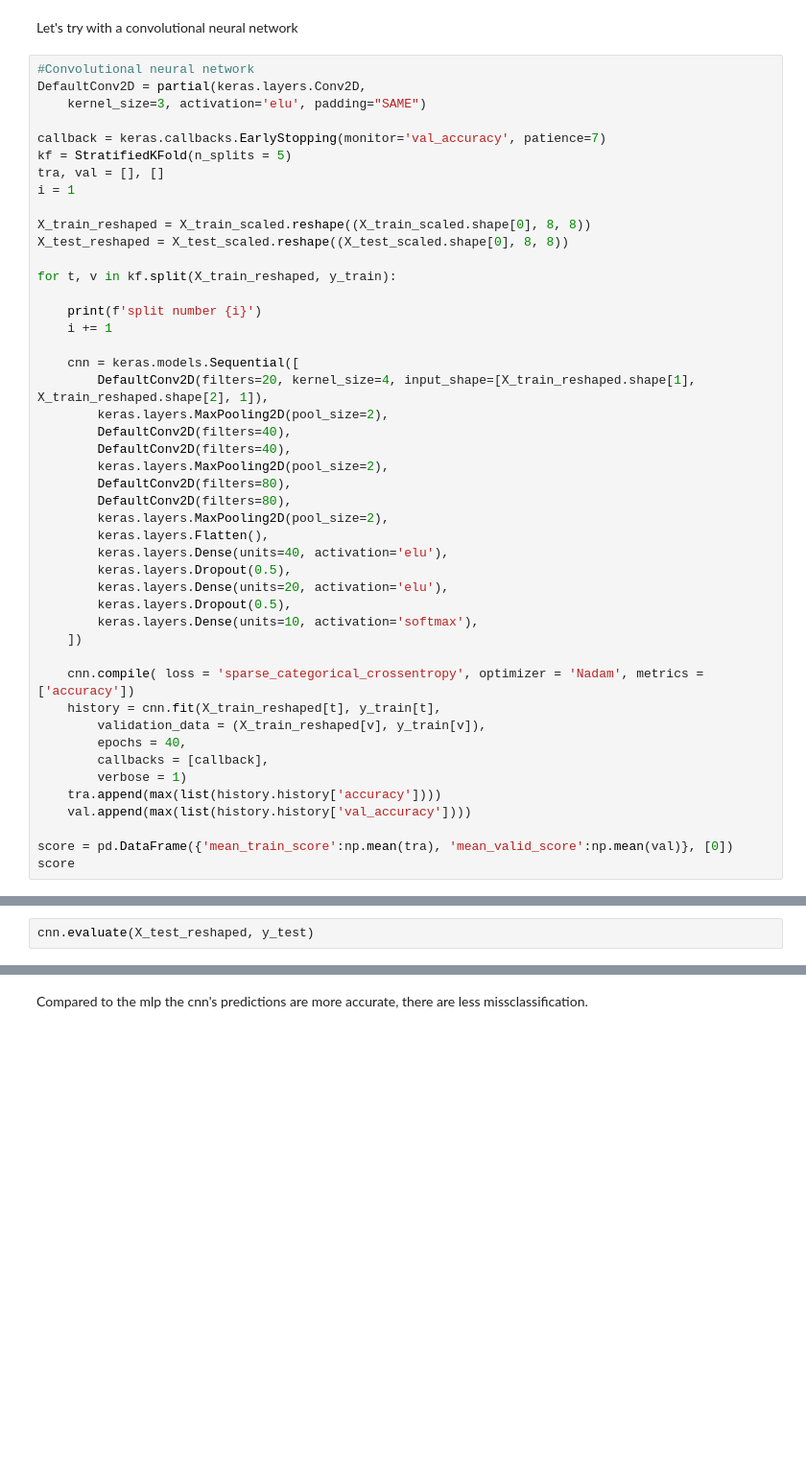
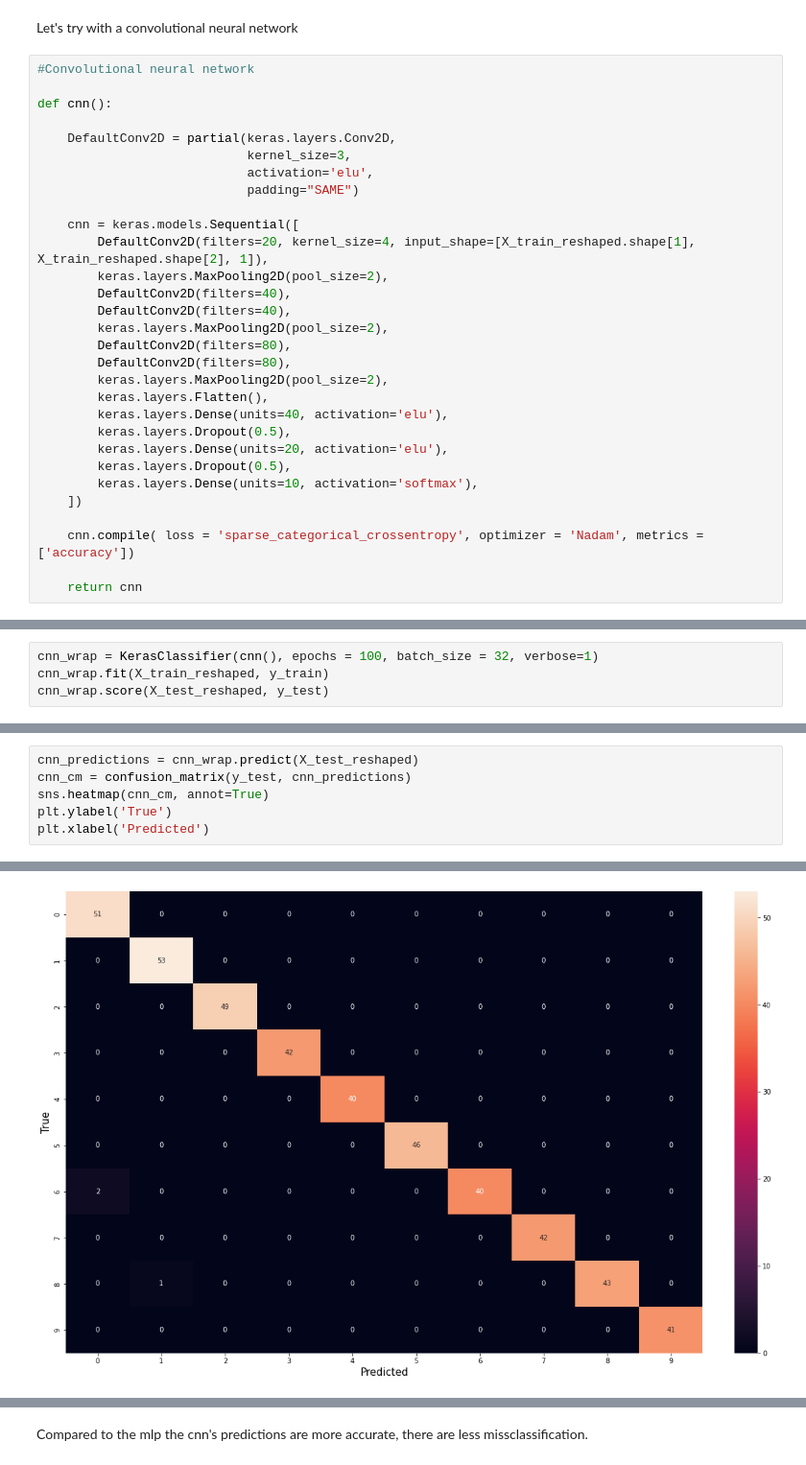
Before and after one commit to NicoGiamm/MachineLearning-DataScience_smallprojects, a Jupyter notebook: MLPvsCNN.ipynb, the cells around one changed output, grey strips where cells are left out. Shown at 96% size. Drawn from its saved outputs; the diff is of its cells as text; blank space fills up the shorter version.

```diff
--- a/MLPvsCNN.ipynb
+++ b/MLPvsCNN.ipynb
@@ -155,21 +139,13 @@ weighted avg       0.97      0.97      0.97       450
 Let's try with a convolutional neural network
 # %%
 #Convolutional neural network
-DefaultConv2D = partial(keras.layers.Conv2D,
-    kernel_size=3, activation='elu', padding="SAME")
 
-callback = keras.callbacks.EarlyStopping(monitor='val_accuracy', patience=7)
-kf = StratifiedKFold(n_splits = 5)
-tra, val = [], []
-i = 1
+def cnn():
 
-X_train_reshaped = X_train_scaled.reshape((X_train_scaled.shape[0], 8, 8))
-X_test_reshaped = X_test_scaled.reshape((X_test_scaled.shape[0], 8, 8))
-
-for t, v in kf.split(X_train_reshaped, y_train):
-
-    print(f'split number {i}')
-    i += 1
+    DefaultConv2D = partial(keras.layers.Conv2D,
+                            kernel_size=3,
+                            activation='elu',
+                            padding="SAME")
 
     cnn = keras.models.Sequential([
         DefaultConv2D(filters=20, kernel_size=4, input_shape=[X_train_reshaped.shape[1], X_train_reshaped.shape[2], 1]),
@@ -189,13 +165,5 @@ for t, v in kf.split(X_train_reshaped, y_train):
     ])
 
     cnn.compile( loss = 'sparse_categorical_crossentropy', optimizer = 'Nadam', metrics = ['accuracy'])
-    history = cnn.fit(X_train_reshaped[t], y_train[t],
-        validation_data = (X_train_reshaped[v], y_train[v]),
-        epochs = 40,
-        callbacks = [callback],
-        verbose = 1)
-    tra.append(max(list(history.history['accuracy'])))
-    val.append(max(list(history.history['val_accuracy'])))
 
-score = pd.DataFrame({'mean_train_score':np.mean(tra), 'mean_valid_score':np.mean(val)}, [0])
-score
+    return cnn
@@ -221,0 +198,4 @@ Epoch 25/40
+# %%
+cnn_wrap = KerasClassifier(cnn(), epochs = 100, batch_size = 32, verbose=1)
+cnn_wrap.fit(X_train_reshaped, y_train)
+cnn_wrap.score(X_test_reshaped, y_test)
@@ -222,3 +221,7 @@ Epoch 25/40
 # %%
-cnn.evaluate(X_test_reshaped, y_test)
+cnn_predictions = cnn_wrap.predict(X_test_reshaped)
+cnn_cm = confusion_matrix(y_test, cnn_predictions)
+sns.heatmap(cnn_cm, annot=True)
+plt.ylabel('True')
+plt.xlabel('Predicted')
 # %% [output]
@@ -226,0 +230 @@ cnn.evaluate(X_test_reshaped, y_test)
+[figure, added]
```
Also changed, not shown: parts of 16 cells of this notebook.
